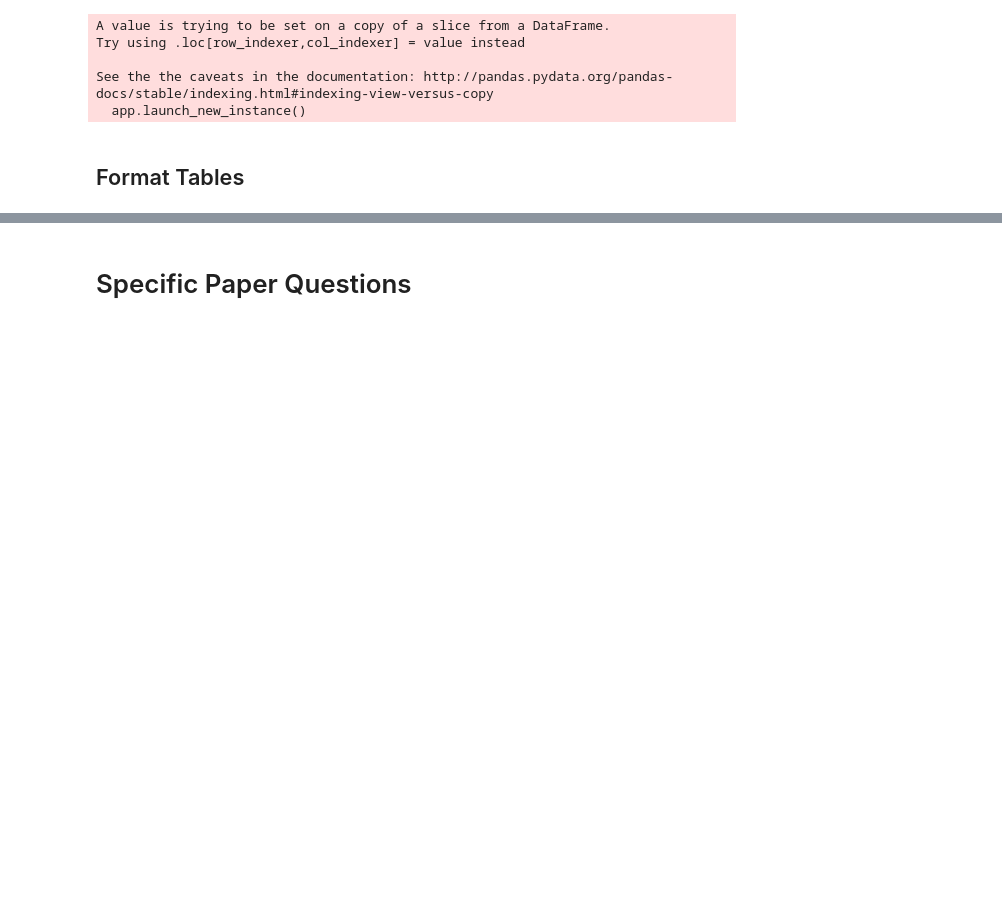
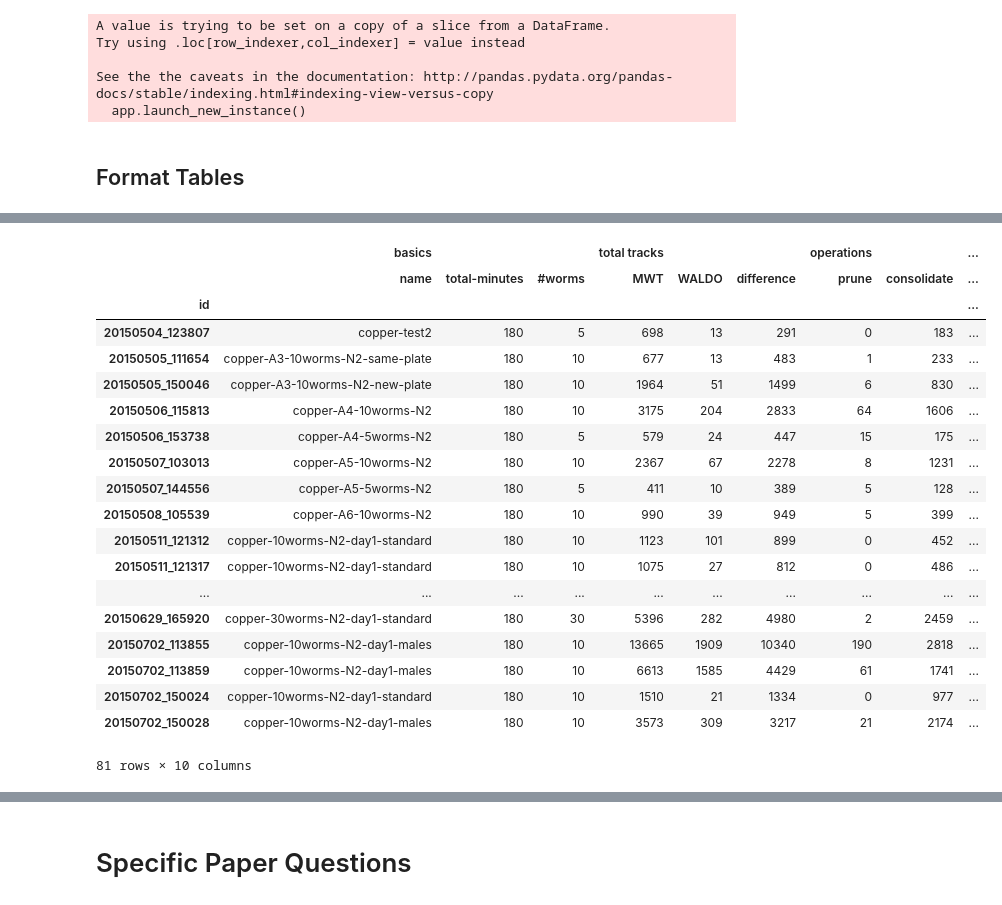
Before and after one commit to amarallab/waldo, a Jupyter notebook: workbooks/supplementary_tables/performance_report.ipynb, the cells around one changed output, grey strips where cells are left out. Cells and saved outputs as stored; diff of their text form; code cells hidden in the pictures; blank space fills up the shorter version.

```diff
--- a/workbooks/supplementary_tables/performance_report.ipynb
+++ b/workbooks/supplementary_tables/performance_report.ipynb
@@ -330 +280,44 @@ pf
+# %%
+op = op_unformatted.set_index('id')
+op = op[['name', 'total-minutes', '#worms',
+         'MWT_total_tracks','WALDO_total_tracks', 'total-removed',
+         'prune', 'consolidate', 'resolve-collisions', 'infer-gaps',
+         ]]
+
+
+columns = [np.array([u'basics', u'basics', u'basics',
+                     u'total tracks', u'total tracks', 'total tracks',
+                     u'operations', u'operations', u'operations', u'operations',
+                     ]),
+
+            np.array([u'name', u'total-minutes', u'#worms',
+                      u'MWT', u'WALDO', 'difference',
+                      'prune', 'consolidate', 'resolve-collisions', 'infer-gaps'])]
+
+o = pd.DataFrame(np.array(op), columns=columns, index=op.index)
+
+#op.to_html('table_of_network_operations.html')
+o.to_latex('table_of_network_operations.tex', longtable=True)
+o
+# %% [output]
+|  | basics |  |  | total tracks |  |  | operations |  | ... |
+|  | name | total-minutes | #worms | MWT | WALDO | difference | prune | consolidate | ... |
+| id |  |  |  |  |  |  |  |  | ... |
+| 20150504_123807 | copper-test2 | 180 | 5 | 698 | 13 | 291 | 0 | 183 | ... |
+| 20150505_111654 | copper-A3-10worms-N2-same-plate | 180 | 10 | 677 | 13 | 483 | 1 | 233 | ... |
+| 20150505_150046 | copper-A3-10worms-N2-new-plate | 180 | 10 | 1964 | 51 | 1499 | 6 | 830 | ... |
+| 20150506_115813 | copper-A4-10worms-N2 | 180 | 10 | 3175 | 204 | 2833 | 64 | 1606 | ... |
+| 20150506_153738 | copper-A4-5worms-N2 | 180 | 5 | 579 | 24 | 447 | 15 | 175 | ... |
+| 20150507_103013 | copper-A5-10worms-N2 | 180 | 10 | 2367 | 67 | 2278 | 8 | 1231 | ... |
+| 20150507_144556 | copper-A5-5worms-N2 | 180 | 5 | 411 | 10 | 389 | 5 | 128 | ... |
+| 20150508_105539 | copper-A6-10worms-N2 | 180 | 10 | 990 | 39 | 949 | 5 | 399 | ... |
+| 20150511_121312 | copper-10worms-N2-day1-standard | 180 | 10 | 1123 | 101 | 899 | 0 | 452 | ... |
+| 20150511_121317 | copper-10worms-N2-day1-standard | 180 | 10 | 1075 | 27 | 812 | 0 | 486 | ... |
+| ... | ... | ... | ... | ... | ... | ... | ... | ... | ... |
+| 20150629_165920 | copper-30worms-N2-day1-standard | 180 | 30 | 5396 | 282 | 4980 | 2 | 2459 | ... |
+| 20150702_113855 | copper-10worms-N2-day1-males | 180 | 10 | 13665 | 1909 | 10340 | 190 | 2818 | ... |
+| 20150702_113859 | copper-10worms-N2-day1-males | 180 | 10 | 6613 | 1585 | 4429 | 61 | 1741 | ... |
+| 20150702_150024 | copper-10worms-N2-day1-standard | 180 | 10 | 1510 | 21 | 1334 | 0 | 977 | ... |
+| 20150702_150028 | copper-10worms-N2-day1-males | 180 | 10 | 3573 | 309 | 3217 | 21 | 2174 | ... |
+81 rows × 10 columns
 # %%
```
Also changed, not shown: parts of 8 cells of this notebook, 8 other files.
